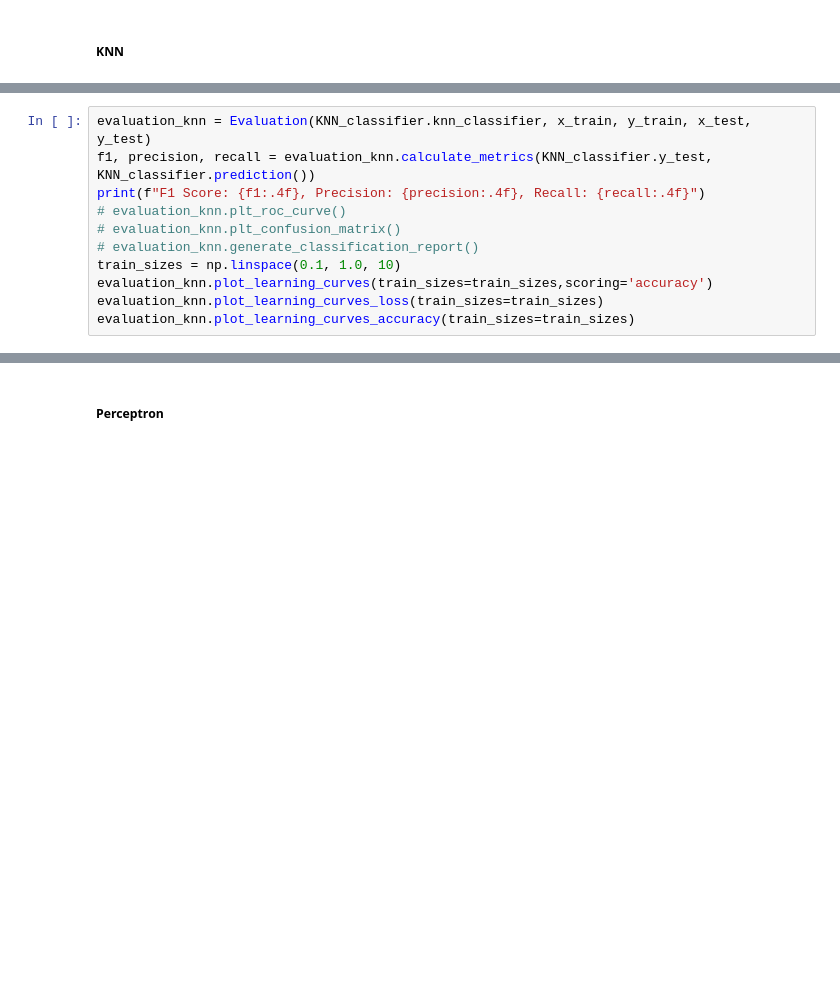
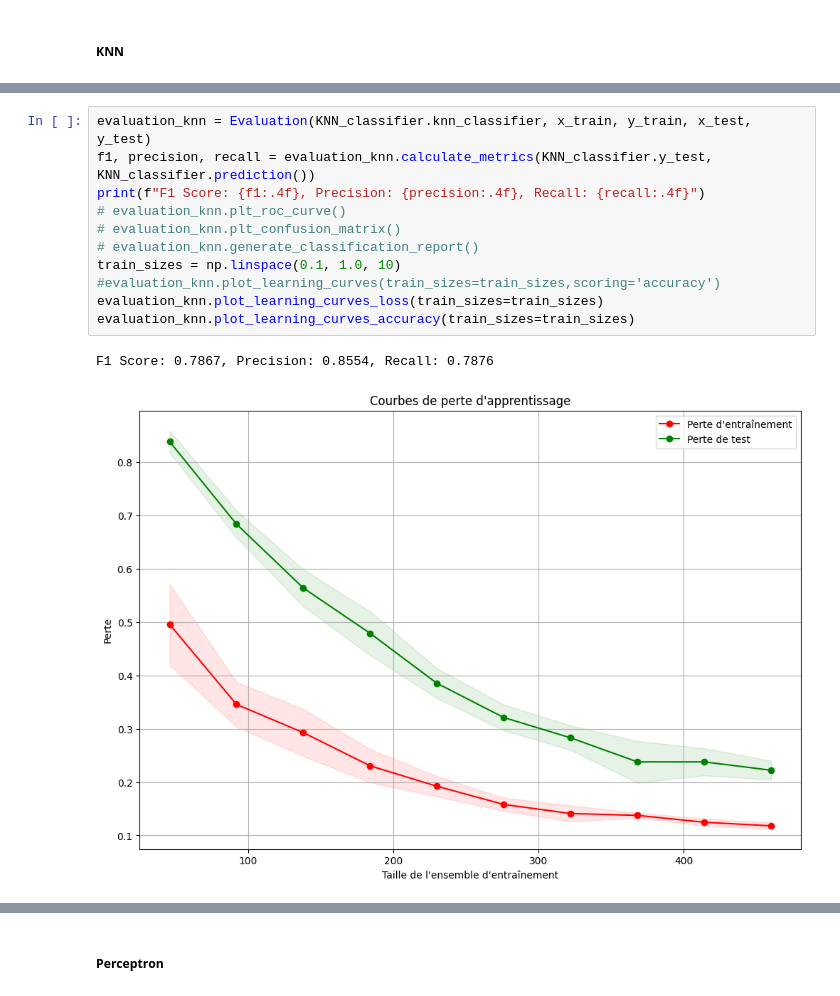
Before and after one commit to mazen-bh/Projet_IFT_712, a Jupyter notebook: main.ipynb, the cells around one changed output, grey strips where cells are left out. Cells and saved outputs as stored; diff of their text form; blank space fills up the shorter version.

```diff
--- a/main.ipynb
+++ b/main.ipynb
@@ -176,11 +167,14 @@ predictions = KNN_classifier.prediction()
 # %%
 evaluation_knn = Evaluation(KNN_classifier.knn_classifier, x_train, y_train, x_test, y_test)
 f1, precision, recall = evaluation_knn.calculate_metrics(KNN_classifier.y_test, KNN_classifier.prediction())
 print(f"F1 Score: {f1:.4f}, Precision: {precision:.4f}, Recall: {recall:.4f}")
 # evaluation_knn.plt_roc_curve()
 # evaluation_knn.plt_confusion_matrix()
 # evaluation_knn.generate_classification_report()
 train_sizes = np.linspace(0.1, 1.0, 10)
-evaluation_knn.plot_learning_curves(train_sizes=train_sizes,scoring='accuracy')
+#evaluation_knn.plot_learning_curves(train_sizes=train_sizes,scoring='accuracy')
 evaluation_knn.plot_learning_curves_loss(train_sizes=train_sizes)
 evaluation_knn.plot_learning_curves_accuracy(train_sizes=train_sizes)
+# %% [output]
+F1 Score: 0.7867, Precision: 0.8554, Recall: 0.7876
+[figure, added]
```
Also changed, not shown: parts of 5 cells of this notebook, 2 other files.
